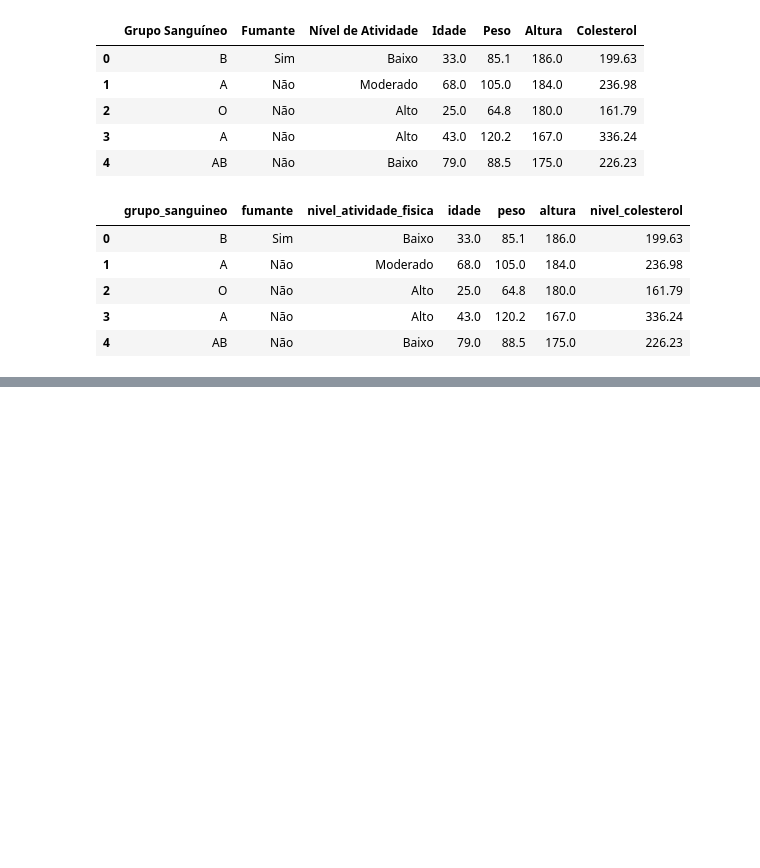
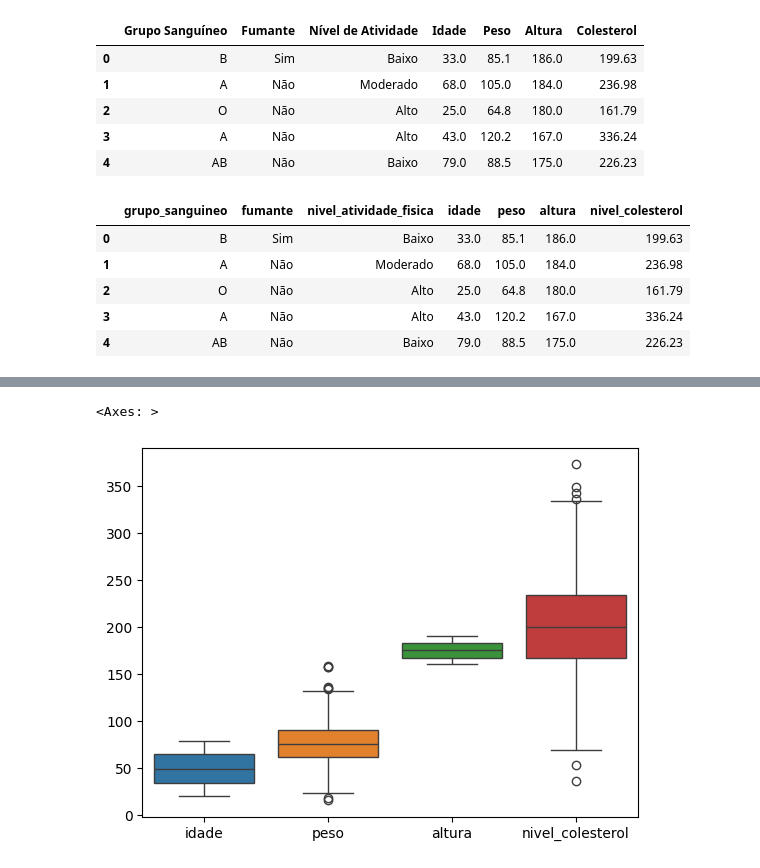
Before and after one commit to angelomedeiros/formacao-ia-regressao-linear-multipla, a Jupyter notebook: modelo_colesterol.ipynb, the cells around one changed output, grey strips where cells are left out. Drawn from its saved outputs; the diff is of its cells as text; code cells hidden in the pictures; blank space fills up the shorter version.

```diff
--- a/modelo_colesterol.ipynb
+++ b/modelo_colesterol.ipynb
@@ -64,0 +116,6 @@ df_colesterol_bucket = df_colesterol.copy()
+# %%
+# Verificar outliers
+sns.boxplot(data=df_colesterol_eda)
+# %% [output]
+<Axes: >
+[figure, added]
```
Also changed, not shown: parts of 11 cells of this notebook.
